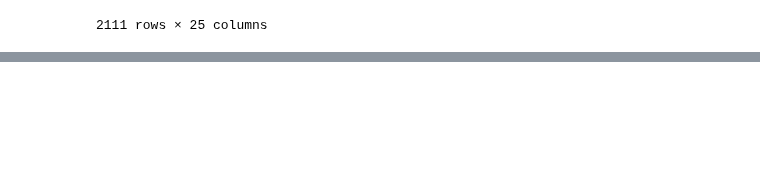
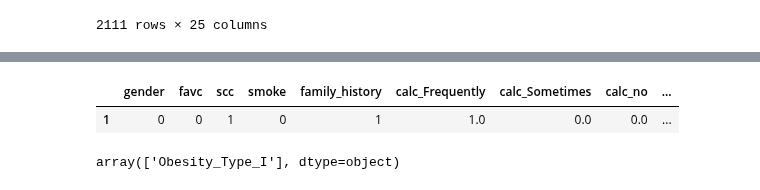
Before and after one commit to Andiwahnon15/Obesity, a Jupyter notebook: streamlite/main_streamlite.ipynb, the cells around one changed output, grey strips where cells are left out. Cells and saved outputs as stored; diff of their text form; code cells hidden in the pictures; blank space fills up the shorter version.

```diff
--- a/streamlite/main_streamlite.ipynb
+++ b/streamlite/main_streamlite.ipynb
@@ -128,0 +204,6 @@ target = df_final[["obesity_level"]]
+# %%
+# Eliminamos las columnas sobrantes
+df_cat_to_predict.drop(columns=['calc', 'caec', 'mtrans'], inplace=True)
+# %%
+# Rellenamos los Na con 0
+df_cat_to_predict.fillna(0, inplace=True)
@@ -128,0 +250,16 @@ target = df_final[["obesity_level"]]
+# %%
+# Unimos los dos dataframes
+df_predict = pd.concat([df_cat_to_predict, df_num_predict], axis=1)
+# %%
+# Cambiamos el dtype a integer
+df_predict[df_predict.select_dtypes(include=["bool"]).columns]=df_predict[df_predict.select_dtypes(include=["bool"]).columns].astype(int)
+# %%
+df_predict
+# %% [output]
+|  | gender | favc | scc | smoke | family_history | calc_Frequently | calc_Sometimes | calc_no | ... |
+| 1 | 0 | 0 | 1 | 0 | 1 | 1.0 | 0.0 | 0.0 | ... |
+# %%
+# Generamos la predicción
+rf.predict(df_predict)
+# %% [output]
+array(['Obesity_Type_I'], dtype=object)
```
Also changed, not shown: parts of 11 cells of this notebook, 2 other files.
